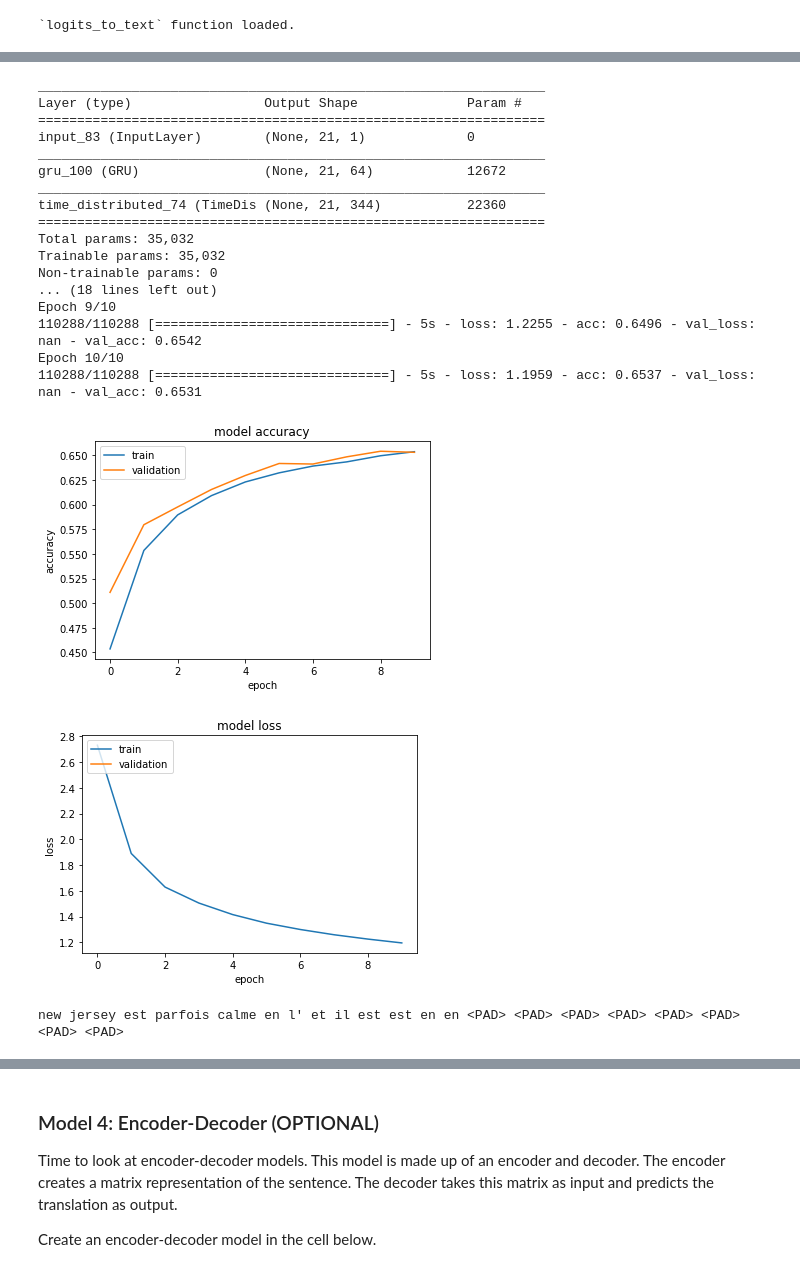
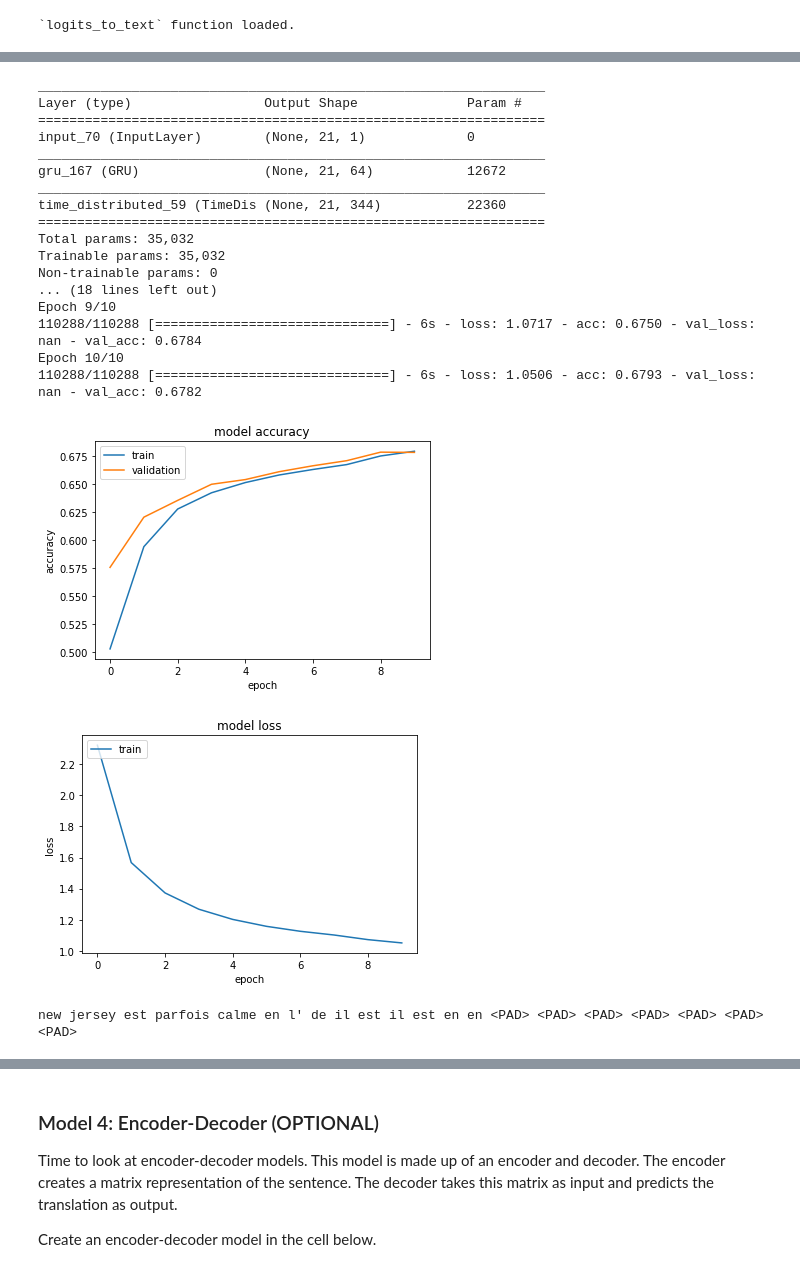
Before and after one commit to vel9/aind2-nlp-capstone, a Jupyter notebook: machine_translation.ipynb, the cells around one changed output, grey strips where cells are left out. Cells and saved outputs as stored; diff of their text form; code cells hidden in the pictures.

```diff
--- a/machine_translation.ipynb
+++ b/machine_translation.ipynb
@@ -202,7 +201,6 @@ Data Preprocessed
 # %%
 import matplotlib.pyplot as plt
 
-#
 def visualize_train(model_hist):
     """
     Provides a visualization of the training process
@@ -220,11 +218,10 @@ def visualize_train(model_hist):
 
     # summarize history for loss
     plt.plot(model_hist.history['loss'])
-    plt.plot(model_hist.history['val_loss'])
     plt.title('model loss')
     plt.ylabel('loss')
     plt.xlabel('epoch')
-    plt.legend(['train', 'validation'], loc='upper left')
+    plt.legend(['train'], loc='upper left')
     plt.show()
 # %% [markdown]
 ## Models
@@ -288,8 +285,10 @@ def simple_model(input_shape, output_sequence_length, english_vocab_size, french
 
     # model
     model_input = Input(shape=(input_shape[1], input_shape[2]))
-    rnn_outputs = GRU(rnn_dim, return_sequences=True)(model_input)
-    model_output = TimeDistributed(Dense(french_vocab_size, activation='softmax'))(rnn_outputs)
+    rnn_layer = GRU(rnn_dim, return_sequences=True)
+    rnn_outputs = rnn_layer(model_input)
+    tddense_layer = TimeDistributed(Dense(french_vocab_size, activation='softmax'))
+    model_output = tddense_layer(rnn_outputs)
     model = Model(model_input, model_output)
 
     model.compile(loss=sparse_categorical_crossentropy,
@@ -312,34 +311,34 @@ simple_rnn_model = simple_model(
 
 simple_rnn_model.summary()
 
-hist = simple_rnn_model.fit(tmp_x, preproc_french_sentences, batch_size=2048, epochs=10, validation_split=0.2)
+simple_hist = simple_rnn_model.fit(tmp_x, preproc_french_sentences, batch_size=1024, epochs=10, validation_split=0.2)
 # %% [output]
 _________________________________________________________________
 Layer (type)                 Output Shape              Param #
 =================================================================
-input_83 (InputLayer)        (None, 21, 1)             0
+input_70 (InputLayer)        (None, 21, 1)             0
 _________________________________________________________________
-gru_100 (GRU)                (None, 21, 64)            12672
+gru_167 (GRU)                (None, 21, 64)            12672
 _________________________________________________________________
-time_distributed_74 (TimeDis (None, 21, 344)           22360
+time_distributed_59 (TimeDis (None, 21, 344)           22360
 =================================================================
 Total params: 35,032
 Trainable params: 35,032
 Non-trainable params: 0
 ... (18 lines left out)
 Epoch 9/10
-110288/110288 [==============================] - 5s - loss: 1.2255 - acc: 0.6496 - val_loss: nan - val_acc: 0.6542
+110288/110288 [==============================] - 6s - loss: 1.0717 - acc: 0.6750 - val_loss: nan - val_acc: 0.6784
 Epoch 10/10
-110288/110288 [==============================] - 5s - loss: 1.1959 - acc: 0.6537 - val_loss: nan - val_acc: 0.6531
+110288/110288 [==============================] - 6s - loss: 1.0506 - acc: 0.6793 - val_loss: nan - val_acc: 0.6782
 # %%
-visualize_train(hist)
+visualize_train(simple_hist)
 
 # Print prediction(s)
 print(logits_to_text(simple_rnn_model.predict(tmp_x[:1])[0], french_tokenizer))
 # %% [output]
-[figure, old version]
+[figure, new version]
-[figure, old version]
+[figure, new version]
-new jersey est parfois calme en l' et il est est en en <PAD> <PAD> <PAD> <PAD> <PAD> <PAD> <PAD> <PAD>
+new jersey est parfois calme en l' de il est il est en en <PAD> <PAD> <PAD> <PAD> <PAD> <PAD> <PAD>
 # %% [markdown]
 ### Model 2: Embedding (IMPLEMENTATION)
 ![RNN](images/embedding.png)
```
Also changed, not shown: parts of 11 cells of this notebook.
